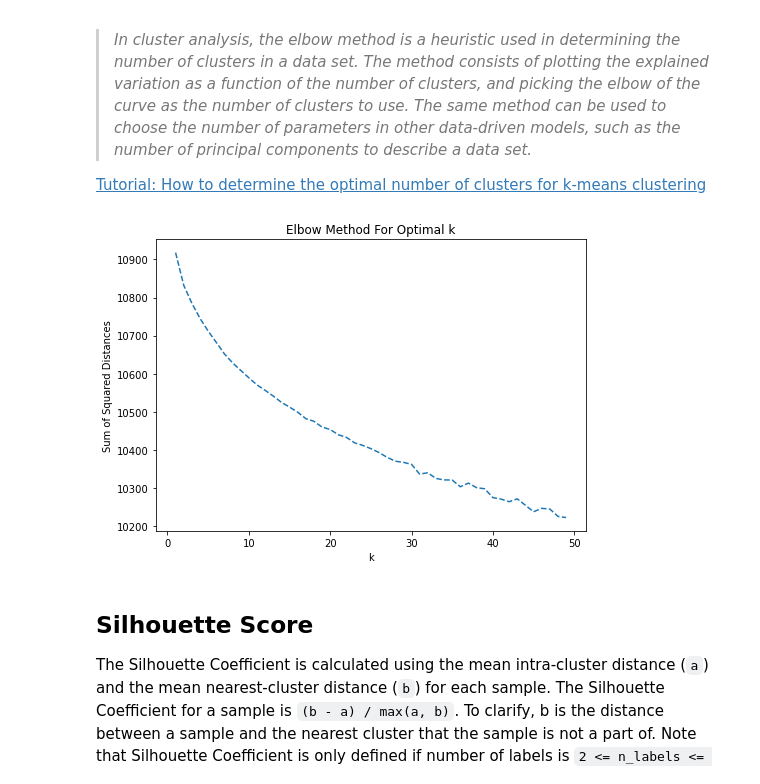
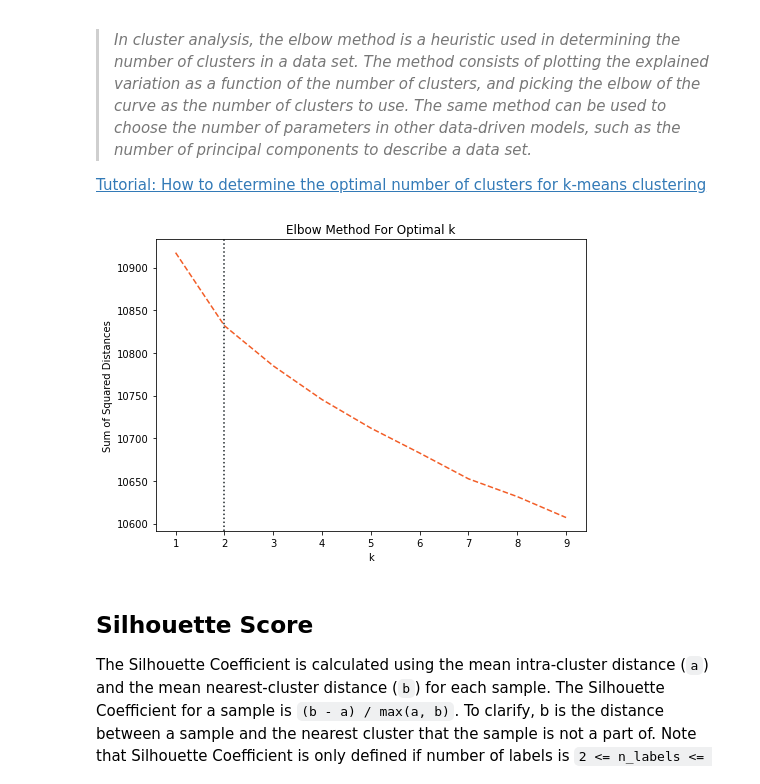
Before and after one commit to broepke/TextClustering, a Jupyter notebook: text_clustering.ipynb, the cells around one changed output. Drawn from its saved outputs; the diff is of its cells as text; code cells hidden in the pictures.

```diff
--- a/text_clustering.ipynb
+++ b/text_clustering.ipynb
@@ -94,7 +94,7 @@ vectorizer = TfidfVectorizer()
 X = vectorizer.fit_transform(df['description_clean'])
 # %%
 Sum_of_squared_distances = []
-K = range(1,50)
+K = range(1,10)
 for k in K:
     km = KMeans(init="k-means++", n_clusters=k)
     km = km.fit(X)
@@ -102,16 +102,22 @@ for k in K:
 # %%
 plt.figure(figsize=(7,5))
 ax = sns.lineplot(x=K, y=Sum_of_squared_distances)
+#732F2F
 ax.lines[0].set_linestyle("--")
+ax.lines[0].set_color("#F25D27")
+
+# Add a vertical line to show the optimum number of clusters
+plt.axvline(2, color='#1A2226', linestyle=':')
+
 plt.xlabel('k')
 plt.ylabel('Sum of Squared Distances')
 plt.title('Elbow Method For Optimal k')
 
 plt.tight_layout()
 plt.savefig('textclustering_elbow.png', dpi=300)
 plt.show();
 # %% [output]
-[figure, old version]
+[figure, new version]
 # %% [markdown]
 ## Silhouette Score
 
```
Also changed, not shown: parts of 2 cells of this notebook, 1 other file.
